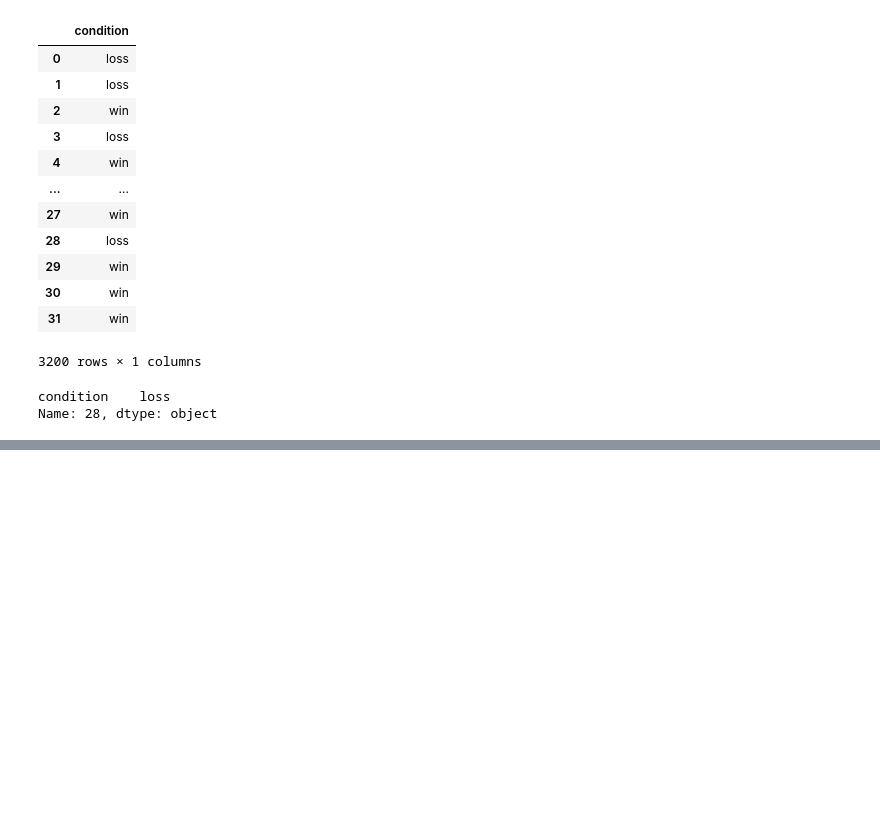
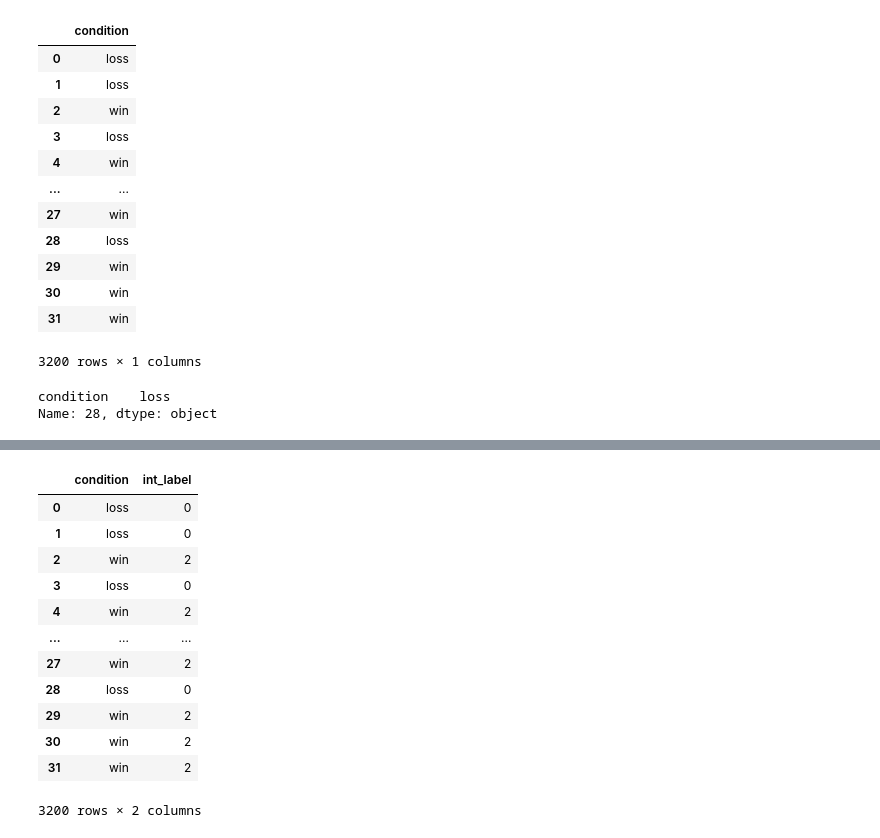
Before and after one commit to robml/MultiDeepRLNeuroGambling, a Jupyter notebook: 1_get_fmri_time_series.ipynb, the cells around one changed output, grey strips where cells are left out. Cells and saved outputs as stored; diff of their text form; code cells hidden in the pictures; blank space fills up the shorter version.

```diff
--- a/1_get_fmri_time_series.ipynb
+++ b/1_get_fmri_time_series.ipynb
@@ -407,0 +483,18 @@ Name: 28, dtype: object
+# %%
+df_conditions2 = pd.read_csv('data_events_int.csv',index_col=0)
+# %%
+df_conditions2
+# %% [output]
+|  | condition | int_label |
+| 0 | loss | 0 |
+| 1 | loss | 0 |
+| 2 | win | 2 |
+| 3 | loss | 0 |
+| 4 | win | 2 |
+| ... | ... | ... |
+| 27 | win | 2 |
+| 28 | loss | 0 |
+| 29 | win | 2 |
+| 30 | win | 2 |
+| 31 | win | 2 |
+3200 rows × 2 columns
```
Also changed, not shown: parts of 16 cells of this notebook.
